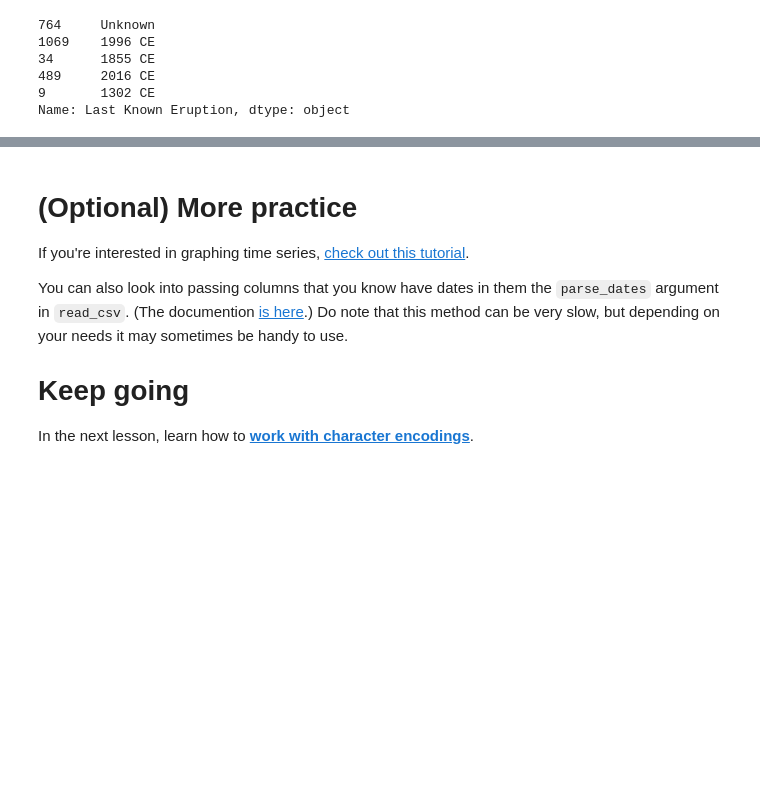
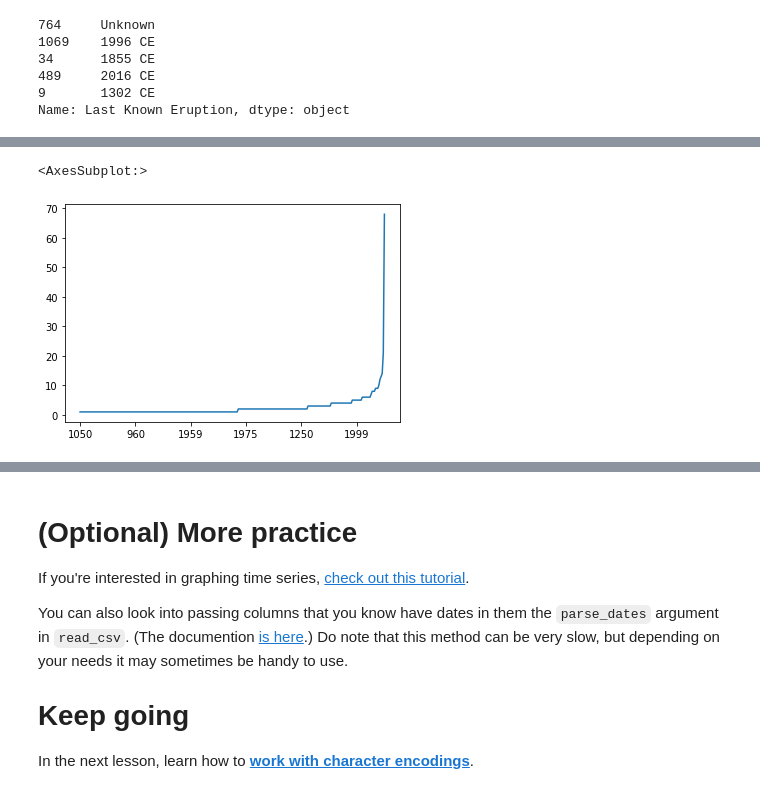
Before and after one commit to ABDELLAH-Hallou/Data-Cleaning, a Jupyter notebook: exercise-parsing-dates.ipynb, the cells around one changed output, grey strips where cells are left out. Cells and saved outputs as stored; diff of their text form; code cells hidden in the pictures; blank space fills up the shorter version.

```diff
--- a/exercise-parsing-dates.ipynb
+++ b/exercise-parsing-dates.ipynb
@@ -174,0 +214,6 @@ Name: Last Known Eruption, dtype: object
+# %%
+ceData = volcanos[volcanos['Last Known Eruption BCE/CE'] == 'CE']
+ceData['Last Known Eruption Year'].value_counts().sort_values().plot.line()
+# %% [output]
+<AxesSubplot:>
+[figure, added]
```
Also changed, not shown: parts of 4 cells of this notebook.
